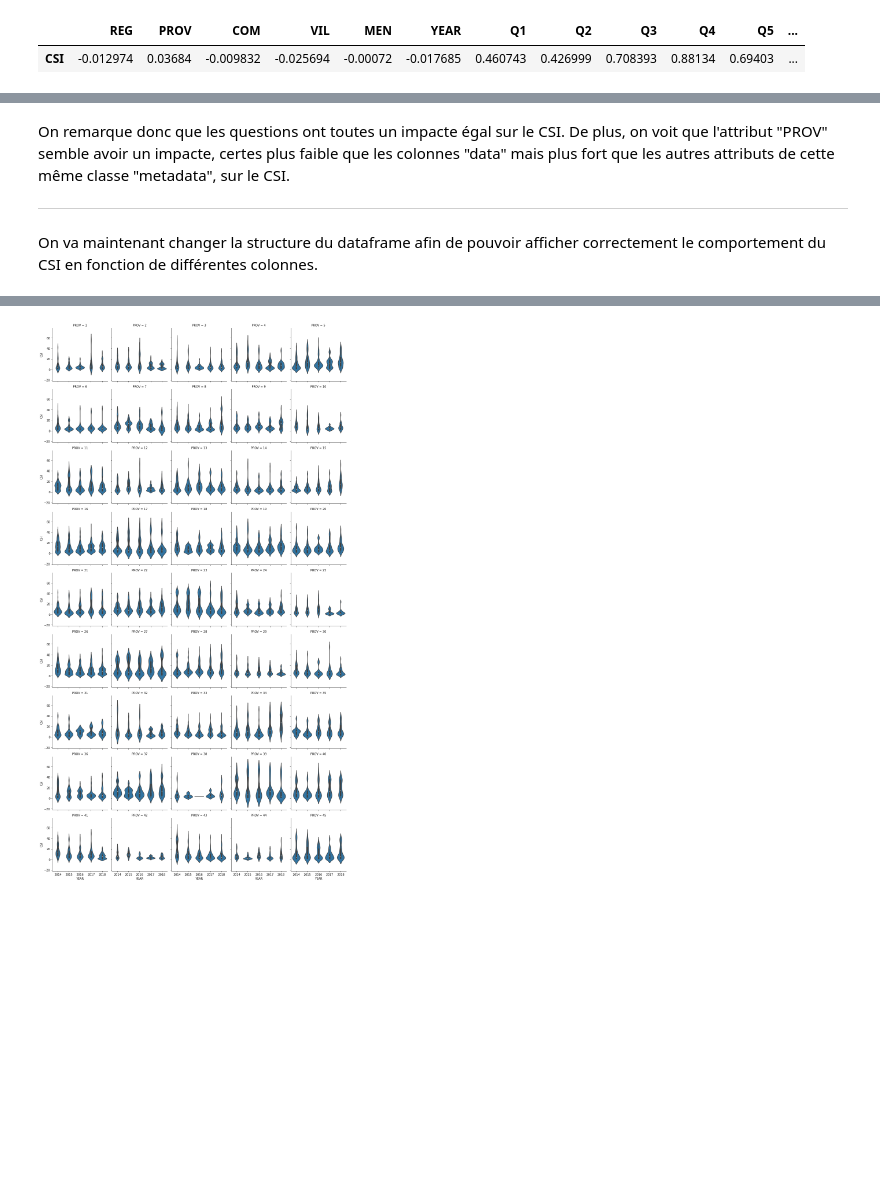
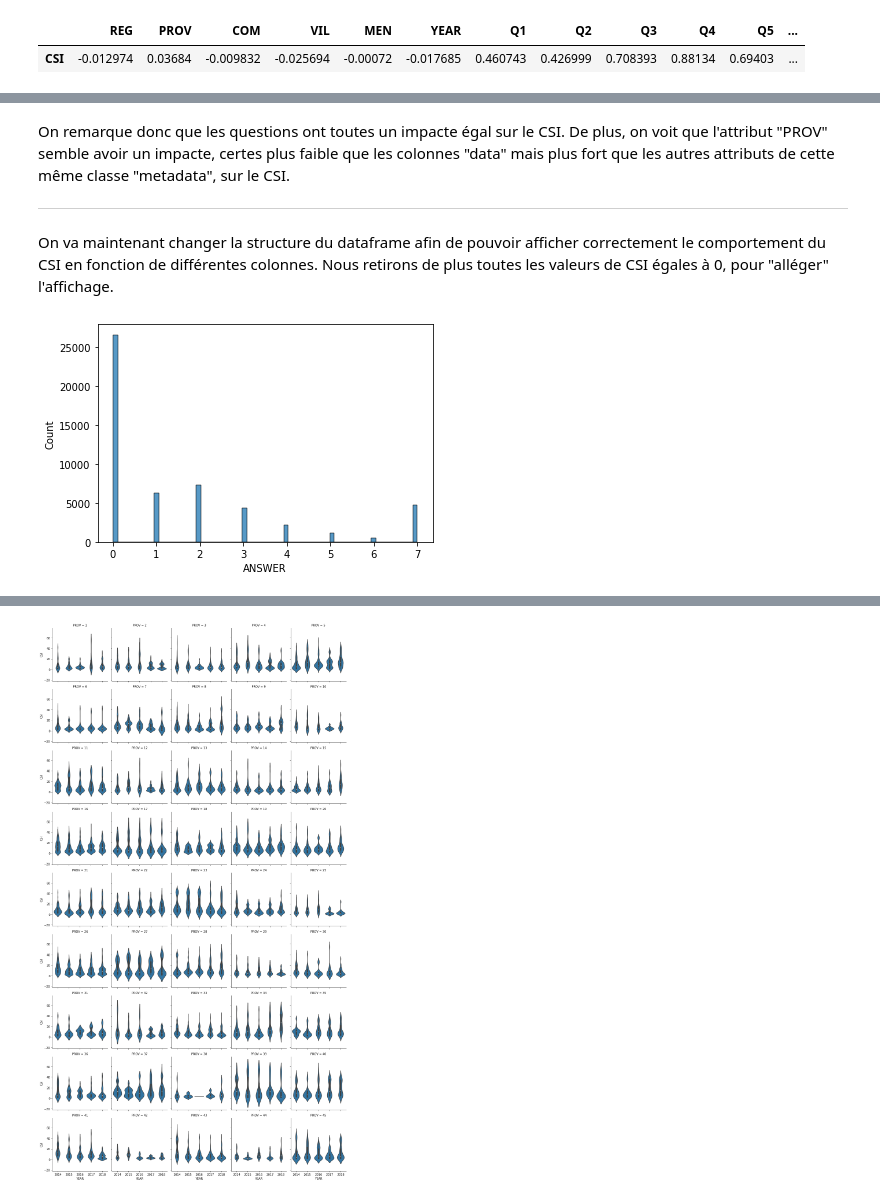
Before and after one commit to moulikatou/Ter_securite_Alimentaire_Miashs, a Jupyter notebook: notebooks/ter.ipynb, the cells around one changed output, grey strips where cells are left out. Saved outputs shown, nothing was run; the diff lists cells and outputs as text; code cells hidden in the pictures; blank space fills up the shorter version.

```diff
--- a/notebooks/ter.ipynb
+++ b/notebooks/ter.ipynb
@@ -310,5 +310,5 @@ On remarque donc que les questions ont toutes un impacte égal sur le CSI. De pl
 
 ----
 
-On va maintenant changer la structure du dataframe afin de pouvoir afficher correctement le comportement du CSI en fonction de différentes colonnes.
+On va maintenant changer la structure du dataframe afin de pouvoir afficher correctement le comportement du CSI en fonction de différentes colonnes. Nous retirons de plus toutes les valeurs de CSI égales à 0, pour "alléger" l'affichage.
 # %%
@@ -316,3 +317,8 @@ plot_data = raw_data.melt(id_vars=(col["metadata"] + col["target"]), var_name="Q
+# %%
+sns.histplot(plot_data.ANSWER)
+plt.show()
+# %% [output]
+[figure, added]
 # %%
 g = sns.FacetGrid(plot_data, col="QUESTION")
 g.map(sns.boxplot, "ANSWER", "CSI", order=plot_data.ANSWER.unique().sort())
```
Also changed, not shown: parts of 8 cells of this notebook.
